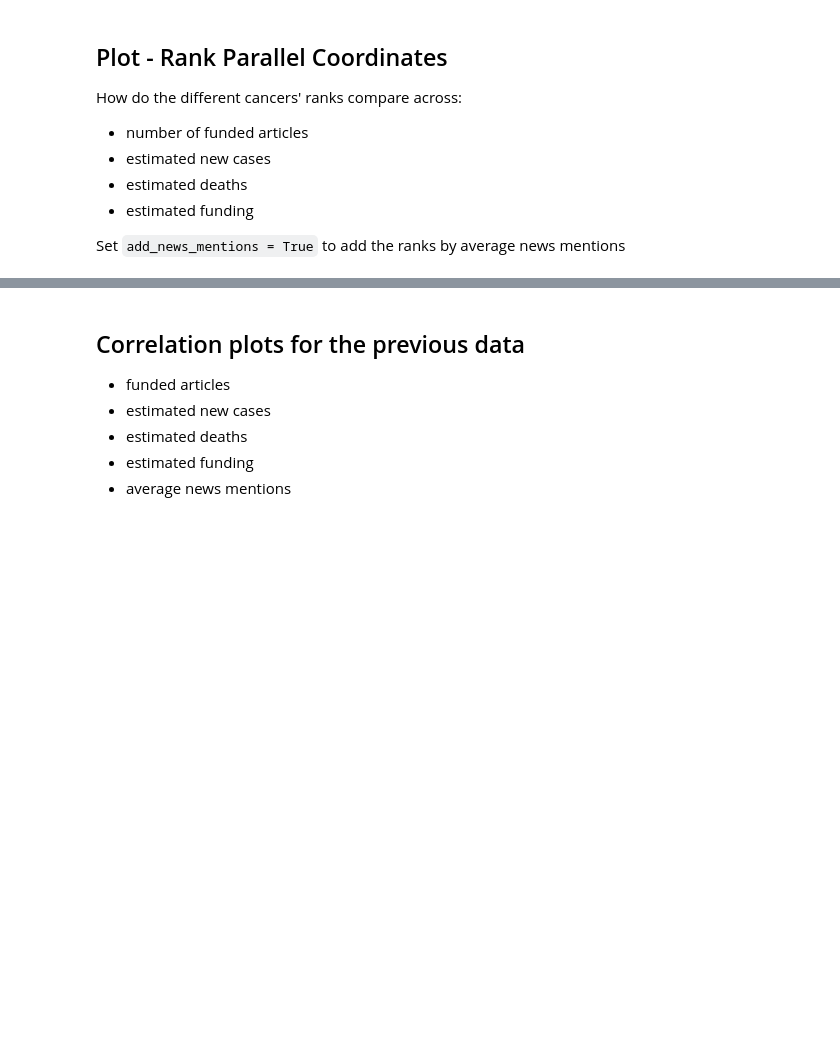
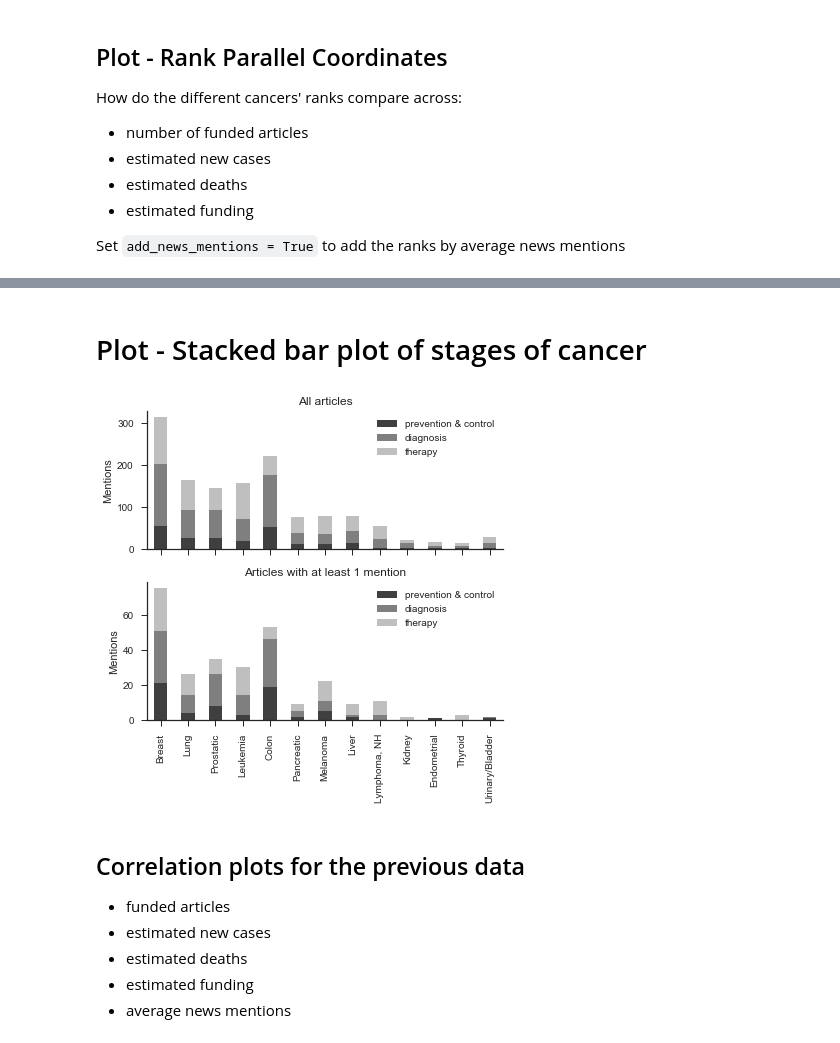
Before and after one commit to ScholCommLab/cancer-news, a Jupyter notebook: plots.ipynb, the cells around one changed output, grey strips where cells are left out. Cells and saved outputs as stored; diff of their text form; code cells hidden in the pictures; blank space fills up the shorter version.

```diff
--- a/plots.ipynb
+++ b/plots.ipynb
@@ -180,3 +182,43 @@ fig.savefig("ranks.png", dpi=300)
+# %% [markdown]
+# Plot - Stacked bar plot of stages of cancer
+# %%
+titles = ["All articles", "Articles with at least 1 mention"]
+cp = sns.color_palette("binary", 3)
+cm = ListedColormap(cp[::-1])
+
+df = mesh.copy()
+df.columns = shorten_cancers(df.columns)
+df = df.merge(mesh_subterm, left_index=True, right_index=True)
+df = df[us_funding]
+
+fig, axes = plt.subplots(2, 1, figsize=(6,6), sharex=True)
+for i, ax in enumerate(axes):
+    pdf = df
+    if i == 1:
+        pdf = pdf[news_mentions.reindex(df.index)]
+    pdf = pdf.melt(id_vars=mesh_subterm.columns, var_name="cancer_type")
+    pdf = pdf[pdf.value]
+    pdf = pdf.groupby(["cancer_type"])[['prevention & control', 'diagnosis', 'therapy']].sum()
+    # pdf = pdf.groupby(["cancer_type"])[['prevention & control', 'diagnosis', 'therapy']].apply(lambda x: 100*x.sum()/len(x))
+
+    pdf = pdf.loc[[labels[x] for x in most_f_cancers.keys().tolist()]]
+
+    pdf.plot(kind="bar", stacked=True, ax=ax, colormap=cm)
+
+    ax.set_title(titles[i])
+
+    # Hide the right and top spines
+    ax.grid(False)
+    ax.spines['right'].set_visible(False)
+    ax.spines['top'].set_visible(False)
+    ax.xaxis.label.set_visible(False)
+    ax.set_ylabel("Mentions")
+
+plt.tight_layout()
+# Savefig
+fig.savefig("bars.png", dpi=200)
+# %% [output]
+[figure, added]
 # %% [markdown]
 ## Correlation plots for the previous data
 
```
Also changed, not shown: parts of 12 cells of this notebook.
